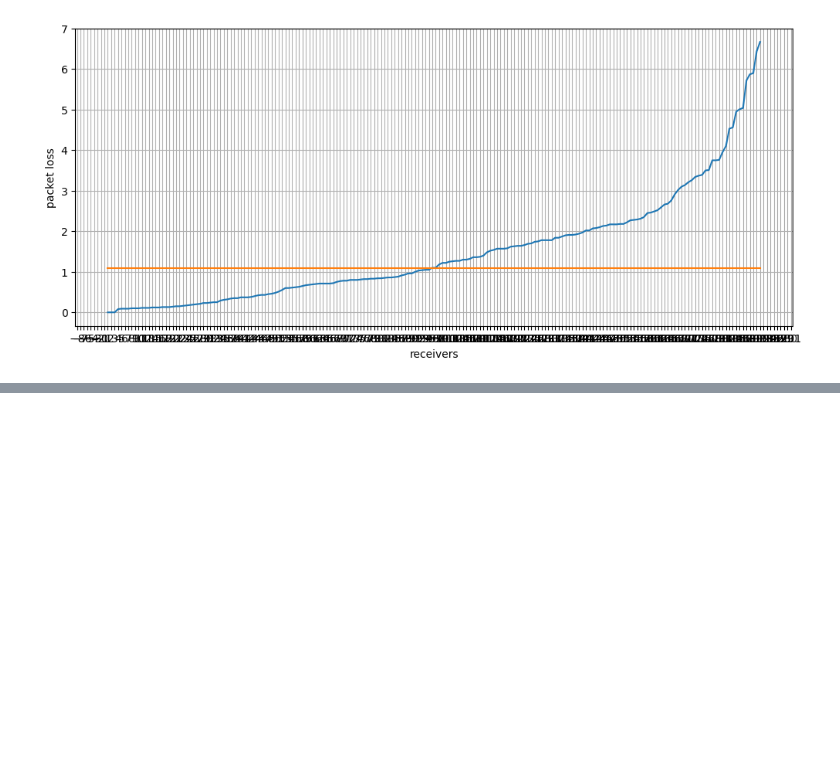
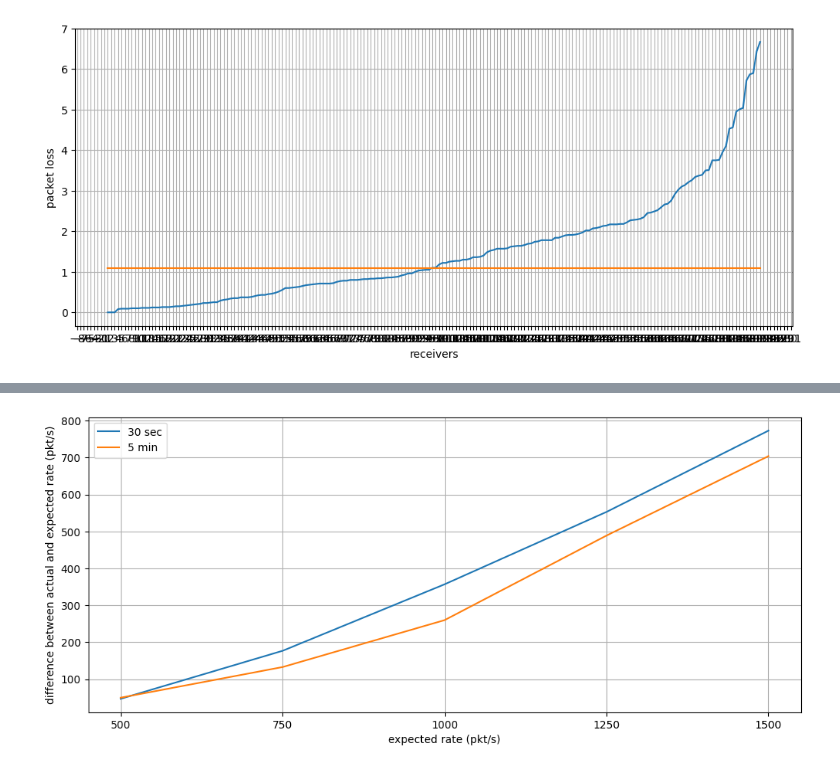
Before and after one commit to Krynegal/SDN_modeling_system, a Jupyter notebook: parser/datParser.ipynb, the cells around one changed output, grey strips where cells are left out. Saved outputs shown, nothing was run; the diff lists cells and outputs as text; code cells hidden in the pictures; blank space fills up the shorter version.

```diff
--- a/parser/datParser.ipynb
+++ b/parser/datParser.ipynb
@@ -1346,0 +1366,23 @@ plt.show()
+# %%
+_, ax = plt.subplots(figsize=(12, 5), ncols=1)
+
+x = [500, 750, 1000, 1250, 1500]
+
+y = [453, 573, 643, 697, 727]
+s1, = ax.plot([500, 750, 1000, 1250, 1500], [x[i]-y[i] for i in range(len(x))], label='30 sec')
+
+y = [450, 617, 740, 761, 796] # 30 sec
+s2, = ax.plot([500, 750, 1000, 1250, 1500], [x[i]-y[i] for i in range(len(x))], label='5 min')
+
+ax.grid()
+ax.xaxis.set_major_locator(ticker.MultipleLocator(250))
+xlabels = ax.xaxis.get_ticklabels()
+ylabels = ax.yaxis.get_ticklabels()
+ax.legend(handles=[s1, s2])
+
+ax.set_xlabel('expected rate (pkt/s)')
+ax.set_ylabel('difference between actual and expected rate (pkt/s)')
+
+plt.show()
+# %% [output]
+[figure, added]
```
Also changed, not shown: parts of 1 cell of this notebook, 8 other files.
